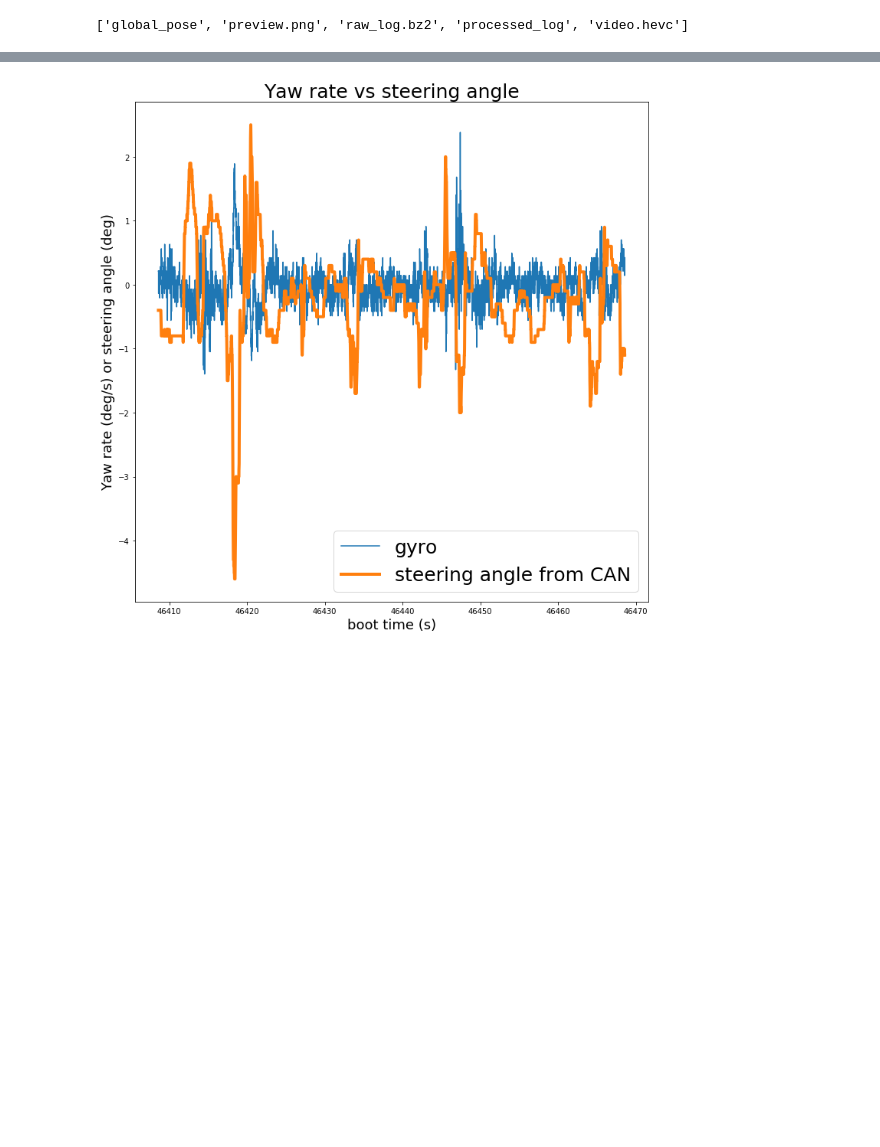
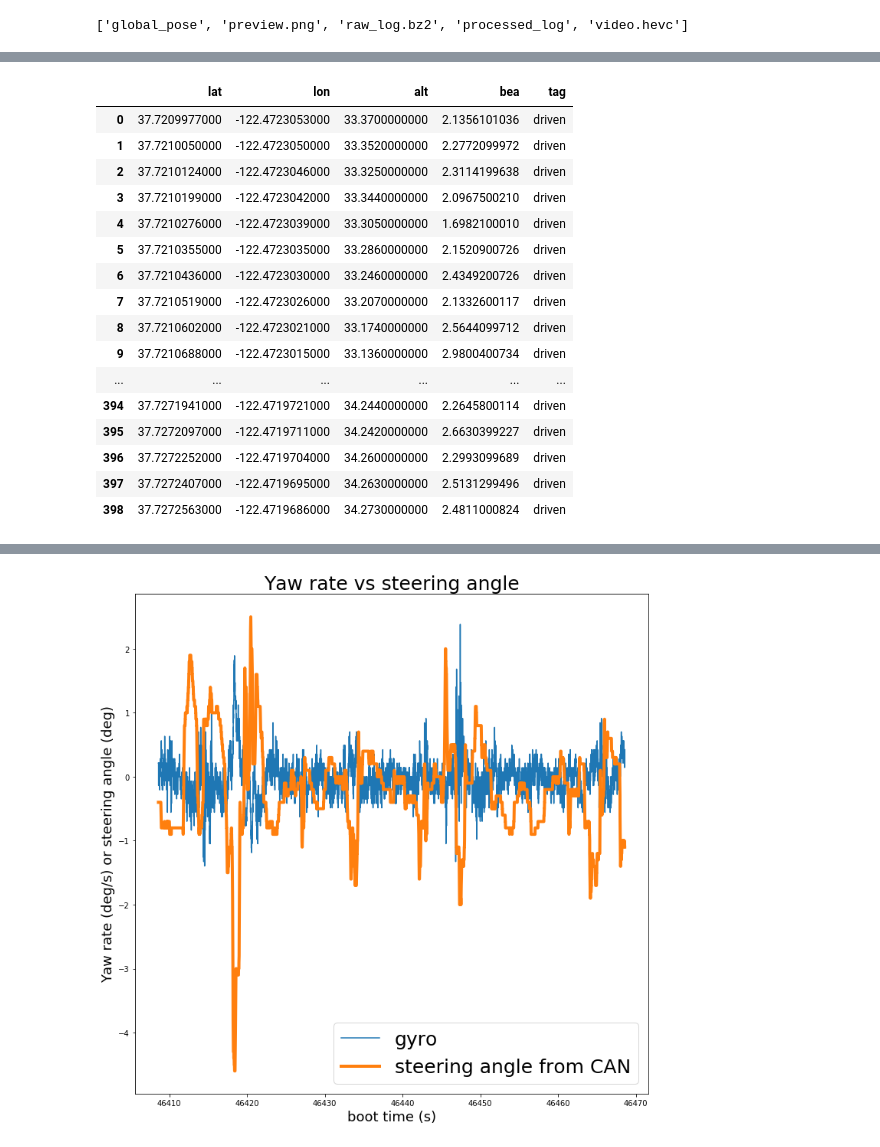
Before and after one commit to marschr/comma2k19, a Jupyter notebook: notebooks/plot_on_map.ipynb, the cells around one changed output, grey strips where cells are left out. Drawn from its saved outputs; the diff is of its cells as text; code cells hidden in the pictures; blank space fills up the shorter version.

```diff
--- a/notebooks/plot_on_map.ipynb
+++ b/notebooks/plot_on_map.ipynb
@@ -82,0 +15,44 @@ viz.show()
+# %%
+#First we plot dots for every logged data gnss coord
+import pandas as pd
+from mapboxgl.utils import *
+from mapboxgl.viz import *
+
+#(you should setup your token on the shell environment you ran the notebook from)
+#(token is available on your mapbox account, starts with "pk.")
+token = os.getenv('MAPBOX_ACCESS_TOKEN')
+
+#don't let pandas truncate the outputs, we need them to analyze data/coords
+pd.set_option("display.max_rows", None, "display.max_columns", None)
+
+#load cols: [0]lat, [1]lon, [4]alt and [5]bea
+np_gnss = np.load(example_segment + 'processed_log/GNSS/live_gnss_ublox/value')[:,[0,1,4,5]];
+
+driven_df = pd.DataFrame(data=np_gnss);
+
+#we need 7 decimal places for sub meter precision
+#https://en.wikipedia.org/wiki/Decimal_degrees
+pd.options.display.float_format = '{:.10f}'.format
+
+driven_df.columns = ['lat', 'lon', 'alt', 'bea']
+driven_df['tag'] = 'driven'
+#driven segment dataframe is ready
+driven_df
+# %% [output]
+|  | lat | lon | alt | bea | tag |
+| 0 | 37.7209977000 | -122.4723053000 | 33.3700000000 | 2.1356101036 | driven |
+| 1 | 37.7210050000 | -122.4723050000 | 33.3520000000 | 2.2772099972 | driven |
+| 2 | 37.7210124000 | -122.4723046000 | 33.3250000000 | 2.3114199638 | driven |
+| 3 | 37.7210199000 | -122.4723042000 | 33.3440000000 | 2.0967500210 | driven |
+| 4 | 37.7210276000 | -122.4723039000 | 33.3050000000 | 1.6982100010 | driven |
+| 5 | 37.7210355000 | -122.4723035000 | 33.2860000000 | 2.1520900726 | driven |
+| 6 | 37.7210436000 | -122.4723030000 | 33.2460000000 | 2.4349200726 | driven |
+| 7 | 37.7210519000 | -122.4723026000 | 33.2070000000 | 2.1332600117 | driven |
+| 8 | 37.7210602000 | -122.4723021000 | 33.1740000000 | 2.5644099712 | driven |
+| 9 | 37.7210688000 | -122.4723015000 | 33.1360000000 | 2.9800400734 | driven |
+| ... | ... | ... | ... | ... | ... |
+| 394 | 37.7271941000 | -122.4719721000 | 34.2440000000 | 2.2645800114 | driven |
+| 395 | 37.7272097000 | -122.4719711000 | 34.2420000000 | 2.6630399227 | driven |
+| 396 | 37.7272252000 | -122.4719704000 | 34.2600000000 | 2.2993099689 | driven |
+| 397 | 37.7272407000 | -122.4719695000 | 34.2630000000 | 2.5131299496 | driven |
+| 398 | 37.7272563000 | -122.4719686000 | 34.2730000000 | 2.4811000824 | driven |
```
Also changed, not shown: parts of 10 cells of this notebook.
